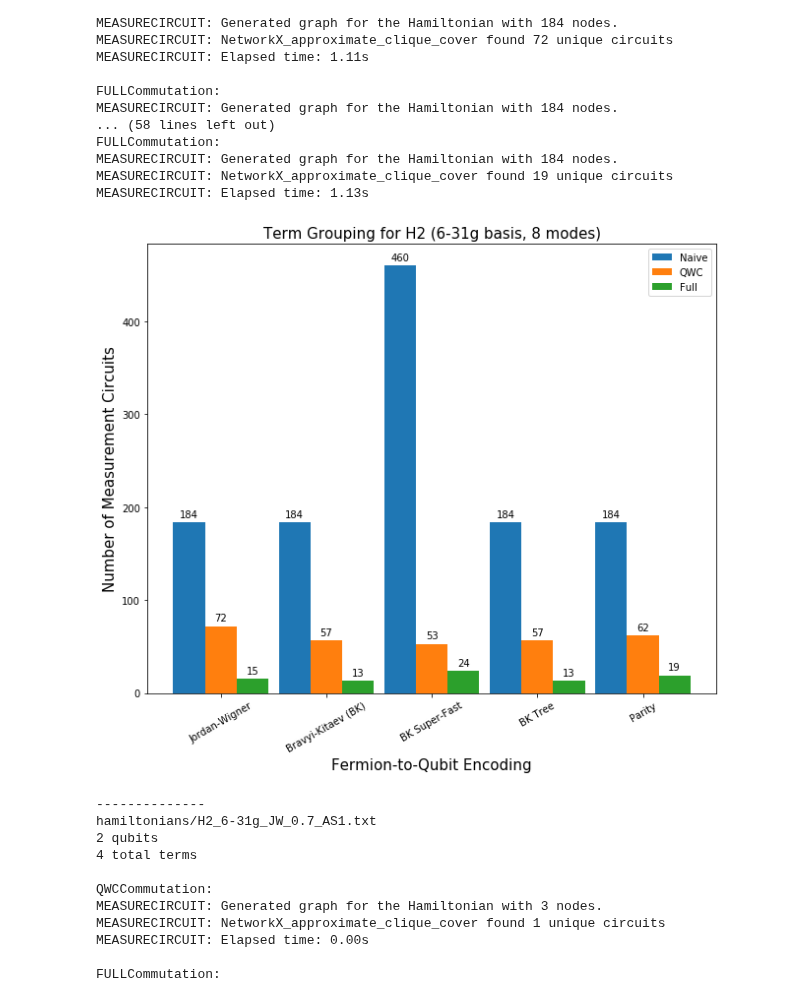
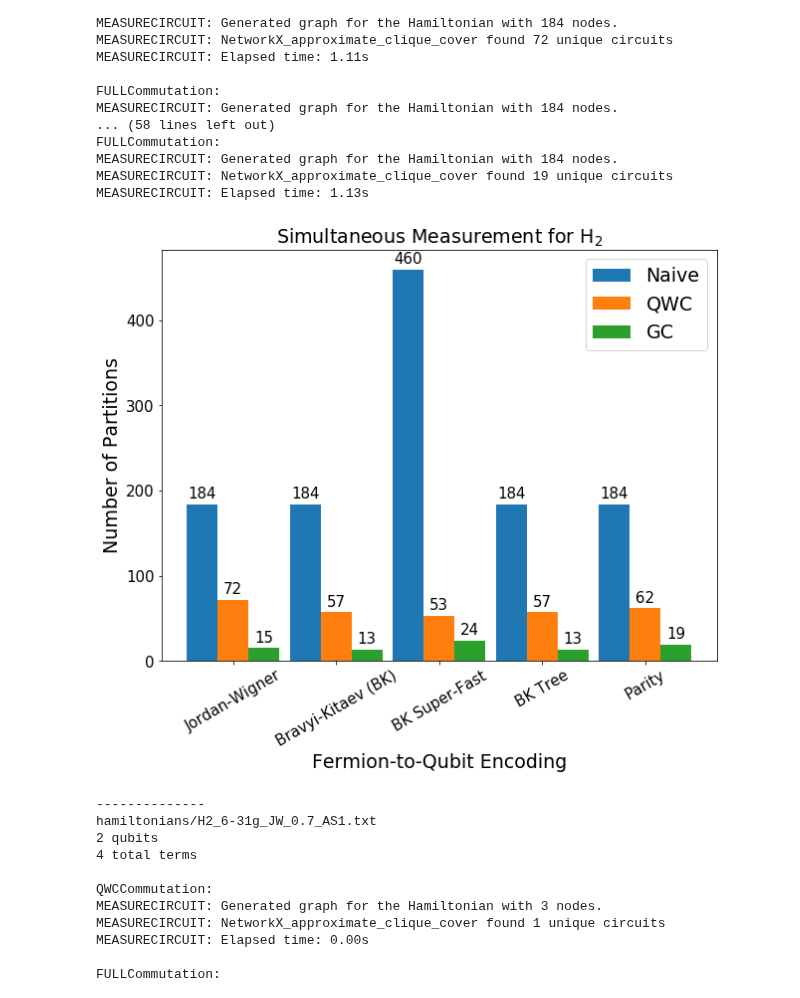
Before and after one commit to teaguetomesh/vqe-term-grouping, a Jupyter notebook: term_grouping_plots.ipynb, the cells around one changed output. Saved outputs shown, nothing was run; the diff lists cells and outputs as text; code cells hidden in the pictures.

Commit message:
notebook for scaling plots

```diff
--- a/term_grouping_plots.ipynb
+++ b/term_grouping_plots.ipynb
@@ -13,7 +13,7 @@ plt.rcParams["axes.labelsize"] = 15
 plt.rcParams["axes.titlesize"] = 15
 plt.rcParams["font.family"] = 'sans-serif'
 plt.rcParams["xtick.labelsize"] = 13
-plt.rcParams["ytick.labelsize"] = 13
+plt.rcParams["ytick.labelsize"] = 15
 # %%
 hfile = 'hamiltonians/sampleH2.txt'
 H = parseHamiltonian(hfile)
@@ -489,14 +489,15 @@ width = 0.3
 fig, ax = plt.subplots(figsize=(9,7))
 rects1 = ax.bar(xaxis - width, naive, width, label='Naive')
 rects2 = ax.bar(xaxis, qwc, width, label='QWC')
-rects3 = ax.bar(xaxis + width, full, width, label='Full')
+rects3 = ax.bar(xaxis + width, full, width, label='GC')
 
-ax.set_ylabel('Number of Measurement Circuits')
-ax.set_xlabel('Molecule [AS#]')
-ax.set_title('Bron-Kerbosch Term Grouping (sto-3g basis, BK encoding)')
+ax.set_ylabel('Number of Partitions',fontsize=19)
+ax.set_xlabel('Molecule [AS#]',fontsize=19)
+ax.set_title('Bron-Kerbosch Simultaneous Measurement',fontsize=19)
 ax.set_xticks(xaxis)
-ax.set_xticklabels(('H2 [2]', 'LiH [3]', 'H2O [4]', 'CH4 [4]'))
-ax.legend()
+ax.set_xticklabels((r'$\mathrm{H}_2$ [2]', 'LiH [3]', r'$\mathrm{H}_2\mathrm{O}$ [4]', r'$\mathrm{CH}_4$ [4]'),
+                   fontsize=15)
+ax.legend(fontsize=15)
 
 
 def autolabel(rects, xpos='center'):
@@ -516,7 +517,7 @@ def autolabel(rects, xpos='center'):
                     xy=(rect.get_x() + rect.get_width() / 2, height),
                     xytext=(offset[xpos]*3, 3),  # use 3 points offset
                     textcoords="offset points",  # in both directions
-                    ha=ha[xpos], va='bottom')
+                    ha=ha[xpos], va='bottom',fontsize=15)
 
 
 autolabel(rects1)
@@ -607,46 +608,47 @@ width = 0.3
 fig, ax = plt.subplots(figsize=(9,8))
 rects1 = ax.bar(xaxis - width, naive, width, label='Naive')
 rects2 = ax.bar(xaxis, qwc, width, label='QWC')
-rects3 = ax.bar(xaxis + width, full, width, label='Full')
+rects3 = ax.bar(xaxis + width, full, width, label='GC')
 
-ax.set_ylabel('Number of Measurement Circuits')
-ax.set_xlabel('Fermion-to-Qubit Encoding')
-ax.set_title('Term Grouping for H2 (6-31g basis, 8 modes)')
+ax.set_ylabel('Number of Partitions',fontsize=19)
+ax.set_xlabel('Fermion-to-Qubit Encoding',fontsize=19)
+ax.set_title(r'Simultaneous Measurement for $\mathrm{H}_2$',fontsize=19)
 ax.set_xticks(xaxis)
 ax.set_xticklabels(('Jordan-Wigner', 'Bravyi-Kitaev (BK)', 'BK Super-Fast', 'BK Tree', 'Parity'),
-                  rotation=30)
-ax.legend()
+                  rotation=30,fontsize=15)
+#ax.set_yticklabels(fontsize=15)
+ax.legend(fontsize=19)
 
 
 def autolabel(rects, xpos='center'):
     """
     Attach a text label above each bar in *rects*, displaying its height.
 
     *xpos* indicates which side to place the text w.r.t. the center of
     the bar. It can be one of the following {'center', 'right', 'left'}.
     """
 
     ha = {'center': 'center', 'right': 'left', 'left': 'right'}
     offset = {'center': 0, 'right': 1, 'left': -1}
 
     for rect in rects:
         height = rect.get_height()
         ax.annotate('{}'.format(height),
                     xy=(rect.get_x() + rect.get_width() / 2, height),
                     xytext=(offset[xpos]*3, 3),  # use 3 points offset
                     textcoords="offset points",  # in both directions
-                    ha=ha[xpos], va='bottom')
+                    ha=ha[xpos], va='bottom',fontsize=15)
 
 
 autolabel(rects1)
 autolabel(rects2)
 autolabel(rects3)
 
 fig.tight_layout()
 
 plt.show()
 # %% [output]
-[figure, old version]
+[figure, new version]
 # %%
 Hfiles = ['hamiltonians/H2_6-31g_JW_0.7_AS{}.txt'.format(a) for a in [1,2,3,4]]
 
```
Also changed, not shown: parts of 2 cells of this notebook, 21 other files.
